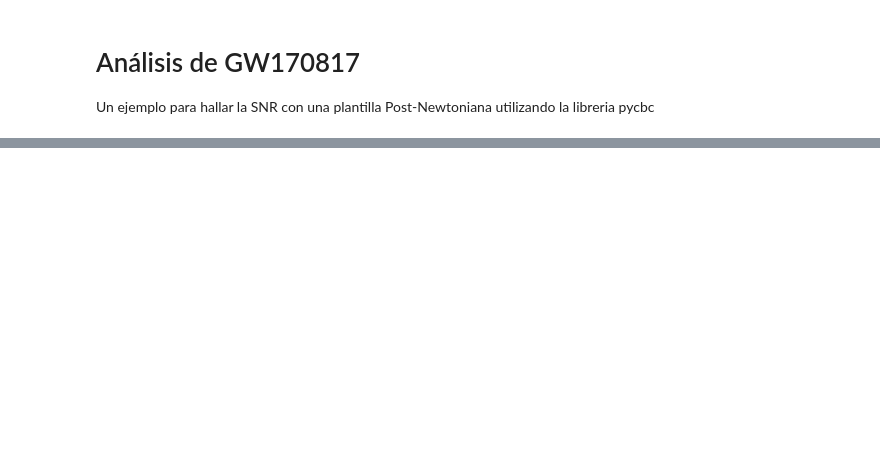
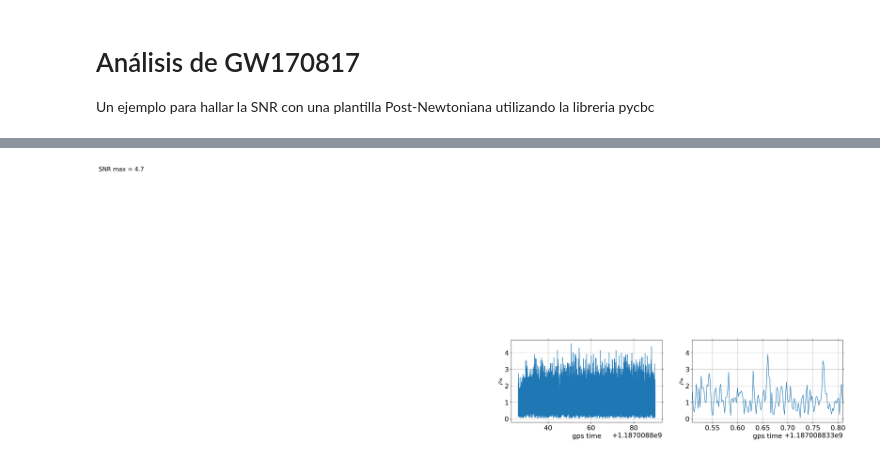
Before and after one commit to josefrr12/GWDataAnalysis, a Jupyter notebook: GW170817.ipynb, the cells around one changed output, grey strips where cells are left out. Cells and saved outputs as stored; diff of their text form; code cells hidden in the pictures; blank space fills up the shorter version.

```diff
--- a/GW170817.ipynb
+++ b/GW170817.ipynb
@@ -167,0 +240,9 @@ hp, hc = get_td_waveform(approximant='SpinTaylorT4', mass1=m1, mass2=m2,
+# %%
+indx = np.where((time>time[0]+tevent-14*T/16)&(time<time[0]+tevent+2*T/16)) # s around the event
+dlength = len(strain_H1[indx])
+# we need to pad the template to match the data lenght
+htilde_c.resize(dlength/2 + 1)
+htilde_p.resize(dlength/2 + 1)
+
+hf_p = np.concatenate((htilde_p.numpy()[:],np.conjugate(htilde_p.numpy()[-1:0:-1])))
+hf_c = np.concatenate((htilde_c.numpy()[:],np.conjugate(htilde_c.numpy()[-1:0:-1])))
@@ -167,0 +273,2 @@ hp, hc = get_td_waveform(approximant='SpinTaylorT4', mass1=m1, mass2=m2,
+# %%
+template_fd = hf_p + 1.j*hf_c # complex template
@@ -167,0 +279,70 @@ hp, hc = get_td_waveform(approximant='SpinTaylorT4', mass1=m1, mass2=m2,
+# %%
+dwindow = signal.tukey(dlength, alpha=1./16.)
+rho_i = []
+tmerger = []
+phase_merger = []
+detectors = ['H1', 'L1']
+f1 = []
+f2 = []
+Deff = []
+I73 = []
+for det in detectors:
+    if det == 'L1':
+        data = strain_L1_bp.copy()[indx]
+        Pxx = Pxx_L1.copy()
+    else:
+        data = strain_H1_bp.copy()[indx]
+        Pxx = Pxx_H1.copy()
+
+    datafreq = np.fft.fftfreq(data.size) * fs
+    data_fft = np.fft.fft(data*dwindow) / fs
+
+    power_vec = np.interp(np.abs(datafreq), freqs, Pxx)
+
+    optimal = data_fft * template_fd.conjugate() / power_vec
+    optimal_time = 2*np.fft.ifft(optimal)*fs
+    df = np.abs(datafreq[1] - datafreq[0])
+
+    sigmasq = 1*(template_fd * template_fd.conjugate() / power_vec).sum() * df
+    sigma = np.sqrt(np.abs(sigmasq))
+    SNR_complex = optimal_time/sigma
+    SNR = np.abs(SNR_complex)
+
+    f1.append(1*(template_fd * template_fd.conjugate() / power_vec * np.abs(datafreq)).sum() * df / sigmasq)
+    f2.append(1*(template_fd * template_fd.conjugate() / power_vec * datafreq**2).sum() * df / sigmasq )
+
+    I73.append(np.abs(sigmasq))
+
+    indmax = np.argmax(SNR)
+    SNRmax = SNR[indmax]
+    t_max = time[indx][indmax]
+    phase_max = np.angle(SNR_complex[indmax])
+
+    tmerger.append(t_max)
+    rho_i.append(SNRmax)
+    phase_merger.append(phase_max)
+
+    Deff.append(sigma / SNRmax)
+
+    print ('Detector {0}, SNRmax = {1:.4f}, phase = {2:.4f}, time event = {3:.4f}'
+           .format(det, SNRmax, phase_max, t_max))
+    # plots
+    plt.figure(figsize=(16,4))
+    plt.subplot(1,2,1)
+    plt.plot( time[indx][::8], np.abs(SNR_complex)[::8])
+    plt.xlabel('gps time')
+    plt.ylabel(r'$\rho_m$')
+    plt.grid('on')
+    #plt.title(detector)
+    plt.text(gpsStart + 1795, 15, 'SNR max = {0:.1f}'.format(SNRmax),fontsize=16)
+    plt.subplot(1,2,2)
+    plt.plot(time[indx][::8], np.abs(SNR_complex)[::8])
+    plt.xlabel('gps time')
+    plt.ylabel(r'$\rho_m$')
+    plt.grid('on')
+    plt.xlim(t_max - 0.15, t_max + 0.15)
+    #plt.xlim(tmergerL-0.1,tmergerL+0.01)
+    #plt.title(detector)
+    #plt.text(gpsStart + 1795, 15, 'SNR max = {0:.1f}'.format(SNRmax),fontsize=16)
+    plt.savefig('MatchedFilter_'+det+'.pdf', bbox_inches='tight')
+# %% [output]
@@ -167,0 +351 @@ hp, hc = get_td_waveform(approximant='SpinTaylorT4', mass1=m1, mass2=m2,
+[figure, added]
```
Also changed, not shown: parts of 35 cells of this notebook.
